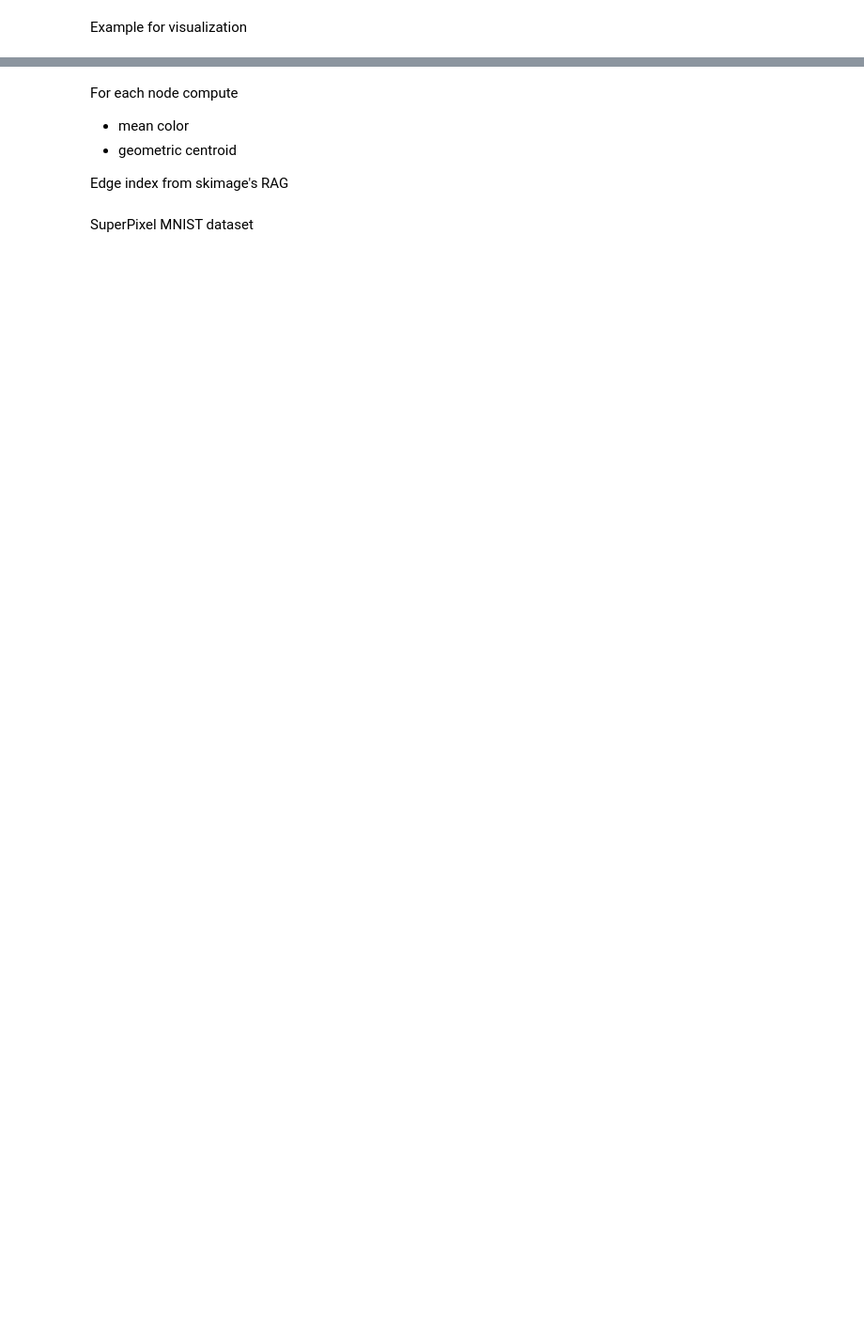
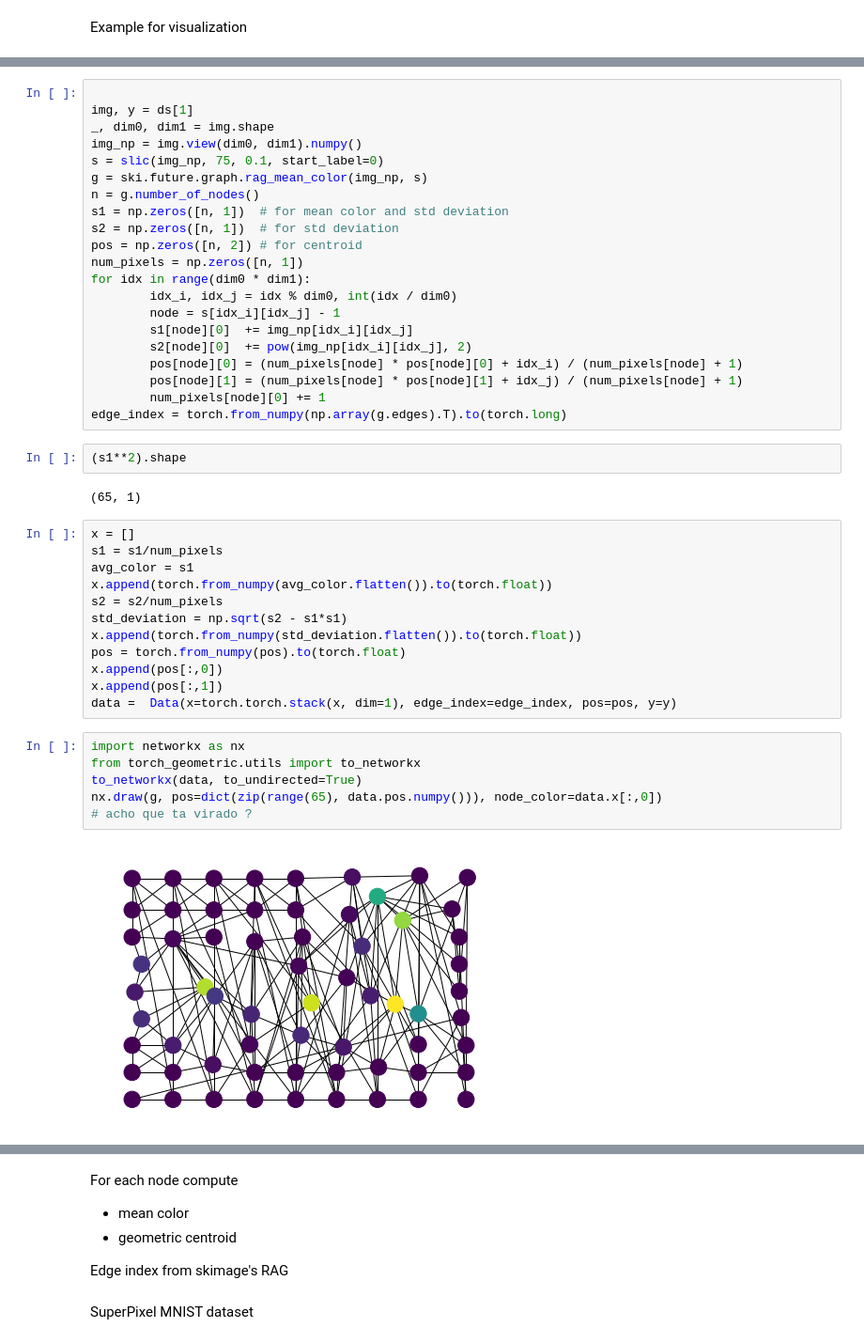
Before and after one commit to jpelayx/mnist-graphs, a Jupyter notebook: mnist_superpixel_graph.ipynb, the cells around one changed output, grey strips where cells are left out. Shown at 94% size. Drawn from its saved outputs; the diff is of its cells as text; blank space fills up the shorter version.

```diff
--- a/mnist_superpixel_graph.ipynb
+++ b/mnist_superpixel_graph.ipynb
@@ -60,0 +64,45 @@ RAG with 65 nodes and 186 edges
+# %%
+
+img, y = ds[1]
+_, dim0, dim1 = img.shape
+img_np = img.view(dim0, dim1).numpy()
+s = slic(img_np, 75, 0.1, start_label=0)
+g = ski.future.graph.rag_mean_color(img_np, s)
+n = g.number_of_nodes()
+s1 = np.zeros([n, 1])  # for mean color and std deviation
+s2 = np.zeros([n, 1])  # for std deviation
+pos = np.zeros([n, 2]) # for centroid
+num_pixels = np.zeros([n, 1])
+for idx in range(dim0 * dim1):
+        idx_i, idx_j = idx % dim0, int(idx / dim0)
+        node = s[idx_i][idx_j] - 1
+        s1[node][0]  += img_np[idx_i][idx_j]
+        s2[node][0]  += pow(img_np[idx_i][idx_j], 2)
+        pos[node][0] = (num_pixels[node] * pos[node][0] + idx_i) / (num_pixels[node] + 1)
+        pos[node][1] = (num_pixels[node] * pos[node][1] + idx_j) / (num_pixels[node] + 1)
+        num_pixels[node][0] += 1
+edge_index = torch.from_numpy(np.array(g.edges).T).to(torch.long)
+# %%
+(s1**2).shape
+# %% [output]
+(65, 1)
+# %%
+x = []
+s1 = s1/num_pixels
+avg_color = s1
+x.append(torch.from_numpy(avg_color.flatten()).to(torch.float))
+s2 = s2/num_pixels
+std_deviation = np.sqrt(s2 - s1*s1)
+x.append(torch.from_numpy(std_deviation.flatten()).to(torch.float))
+pos = torch.from_numpy(pos).to(torch.float)
+x.append(pos[:,0])
+x.append(pos[:,1])
+data =  Data(x=torch.torch.stack(x, dim=1), edge_index=edge_index, pos=pos, y=y)
+# %%
+import networkx as nx
+from torch_geometric.utils import to_networkx
+to_networkx(data, to_undirected=True)
+nx.draw(g, pos=dict(zip(range(65), data.pos.numpy())), node_color=data.x[:,0])
+# acho que ta virado ?
+# %% [output]
+[figure, added]
```
Also changed, not shown: parts of 19 cells of this notebook, 2 other files.
